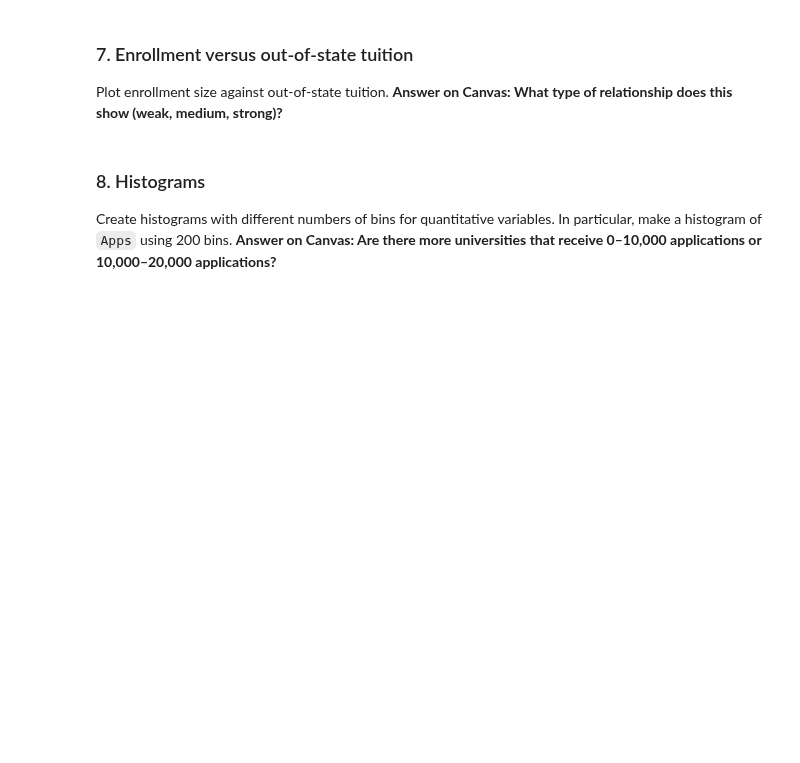
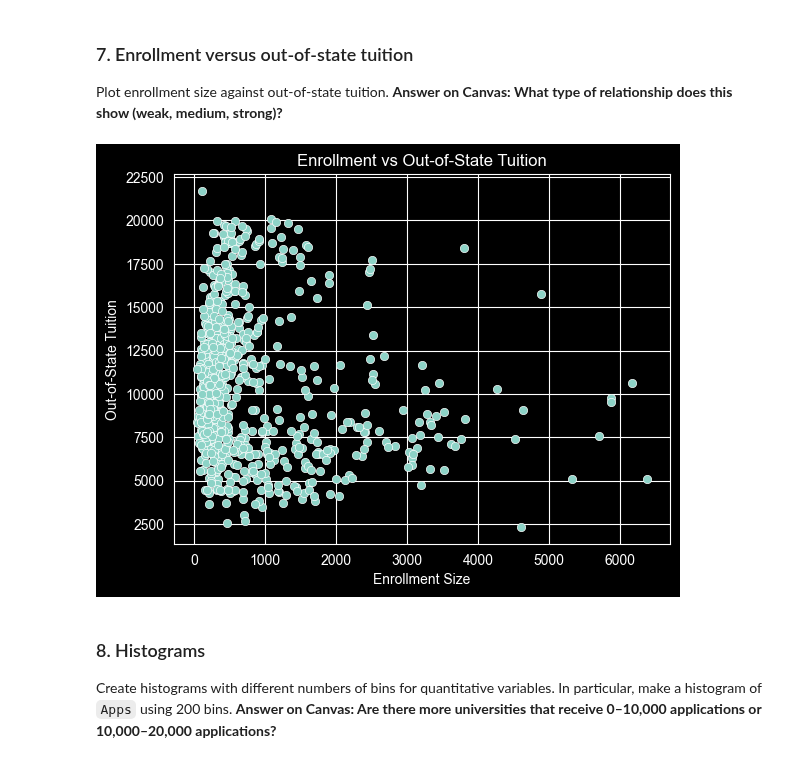
Before and after one commit to fuadh246/ese-5410, a Jupyter notebook: homework/project_2/project2_student_template.ipynb, the cells around one changed output. Cells and saved outputs as stored; diff of their text form; code cells hidden in the pictures; blank space fills up the shorter version.

```diff
--- a/homework/project_2/project2_student_template.ipynb
+++ b/homework/project_2/project2_student_template.ipynb
@@ -259,8 +302,13 @@ raise NotImplementedError
 ### 7. Enrollment versus out-of-state tuition
 Plot enrollment size against out-of-state tuition. **Answer on Canvas: What type of relationship does this show (weak, medium, strong)?**
 # %%
-# YOUR CODE HERE
-raise NotImplementedError
+sns.scatterplot(x="Enroll", y="Outstate", data=college)
+plt.xlabel("Enrollment Size")
+plt.ylabel("Out-of-State Tuition")
+plt.title("Enrollment vs Out-of-State Tuition")
+plt.show()
+# %% [output]
+[figure, added]
 # %% [markdown]
 ### 8. Histograms
 Create histograms with different numbers of bins for quantitative variables. In particular, make a histogram of `Apps` using 200 bins. **Answer on Canvas: Are there more universities that receive 0–10,000 applications or 10,000–20,000 applications?**
```
Also changed, not shown: parts of 38 cells of this notebook.
